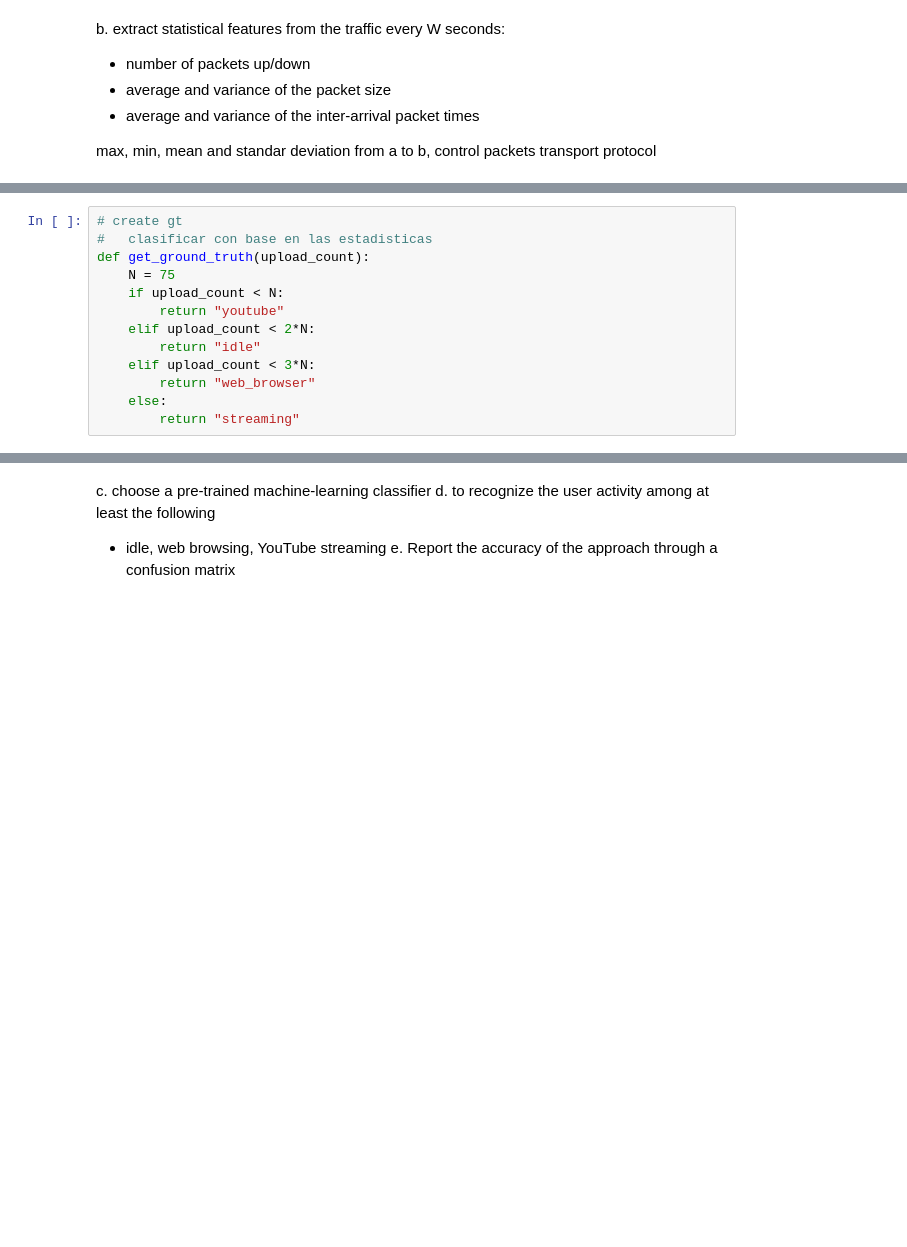
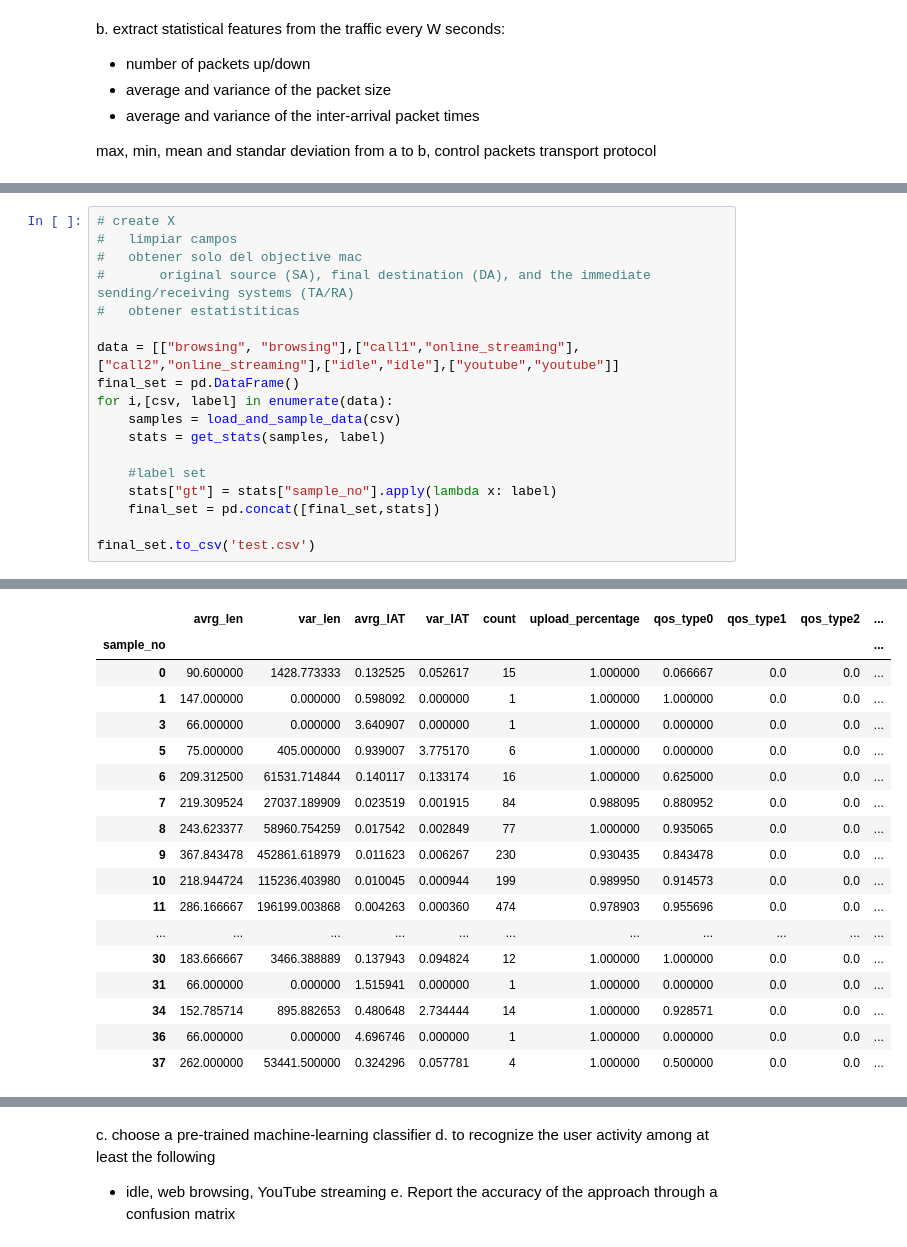
Before and after one commit to claualc/wireless, a Jupyter notebook: wifi_classifier.ipynb, the cells around one changed output, grey strips where cells are left out. Saved outputs shown, nothing was run; the diff lists cells and outputs as text; blank space fills up the shorter version.

```diff
--- a/wifi_classifier.ipynb
+++ b/wifi_classifier.ipynb
@@ -112,13 +100,19 @@ print("#packets :{} \n#time :{} ".format(data["count"].sum(), time ) )
-# %%
-# create gt
-#   clasificar con base en las estadisticas
-def get_ground_truth(upload_count):
-    N = 75
-    if upload_count < N:
-        return "youtube"
-    elif upload_count < 2*N:
-        return "idle"
-    elif upload_count < 3*N:
-        return "web_browser"
-    else:
-        return "streaming"
+# %%
+# create X
+#   limpiar campos
+#   obtener solo del objective mac
+#       original source (SA), final destination (DA), and the immediate sending/receiving systems (TA/RA)
+#   obtener estatistiticas
+
+data = [["browsing", "browsing"],["call1","online_streaming"],["call2","online_streaming"],["idle","idle"],["youtube","youtube"]]
+final_set = pd.DataFrame()
+for i,[csv, label] in enumerate(data):
+    samples = load_and_sample_data(csv)
+    stats = get_stats(samples, label)
+
+    #label set
+    stats["gt"] = stats["sample_no"].apply(lambda x: label)
+    final_set = pd.concat([final_set,stats])
+
+final_set.to_csv('test.csv')
+# %% [output]
@@ -124,0 +136,18 @@ def get_ground_truth(upload_count):
+|  | avrg_len | var_len | avrg_IAT | var_IAT | count | upload_percentage | qos_type0 | qos_type1 | qos_type2 | ... |
+| sample_no |  |  |  |  |  |  |  |  |  | ... |
+| 0 | 90.600000 | 1428.773333 | 0.132525 | 0.052617 | 15 | 1.000000 | 0.066667 | 0.0 | 0.0 | ... |
+| 1 | 147.000000 | 0.000000 | 0.598092 | 0.000000 | 1 | 1.000000 | 1.000000 | 0.0 | 0.0 | ... |
+| 3 | 66.000000 | 0.000000 | 3.640907 | 0.000000 | 1 | 1.000000 | 0.000000 | 0.0 | 0.0 | ... |
+| 5 | 75.000000 | 405.000000 | 0.939007 | 3.775170 | 6 | 1.000000 | 0.000000 | 0.0 | 0.0 | ... |
+| 6 | 209.312500 | 61531.714844 | 0.140117 | 0.133174 | 16 | 1.000000 | 0.625000 | 0.0 | 0.0 | ... |
+| 7 | 219.309524 | 27037.189909 | 0.023519 | 0.001915 | 84 | 0.988095 | 0.880952 | 0.0 | 0.0 | ... |
+| 8 | 243.623377 | 58960.754259 | 0.017542 | 0.002849 | 77 | 1.000000 | 0.935065 | 0.0 | 0.0 | ... |
+| 9 | 367.843478 | 452861.618979 | 0.011623 | 0.006267 | 230 | 0.930435 | 0.843478 | 0.0 | 0.0 | ... |
+| 10 | 218.944724 | 115236.403980 | 0.010045 | 0.000944 | 199 | 0.989950 | 0.914573 | 0.0 | 0.0 | ... |
+| 11 | 286.166667 | 196199.003868 | 0.004263 | 0.000360 | 474 | 0.978903 | 0.955696 | 0.0 | 0.0 | ... |
+| ... | ... | ... | ... | ... | ... | ... | ... | ... | ... | ... |
+| 30 | 183.666667 | 3466.388889 | 0.137943 | 0.094824 | 12 | 1.000000 | 1.000000 | 0.0 | 0.0 | ... |
+| 31 | 66.000000 | 0.000000 | 1.515941 | 0.000000 | 1 | 1.000000 | 0.000000 | 0.0 | 0.0 | ... |
+| 34 | 152.785714 | 895.882653 | 0.480648 | 2.734444 | 14 | 1.000000 | 0.928571 | 0.0 | 0.0 | ... |
+| 36 | 66.000000 | 0.000000 | 4.696746 | 0.000000 | 1 | 1.000000 | 0.000000 | 0.0 | 0.0 | ... |
+| 37 | 262.000000 | 53441.500000 | 0.324296 | 0.057781 | 4 | 1.000000 | 0.500000 | 0.0 | 0.0 | ... |
```
Also changed, not shown: parts of 5 cells of this notebook, 13 other files.
